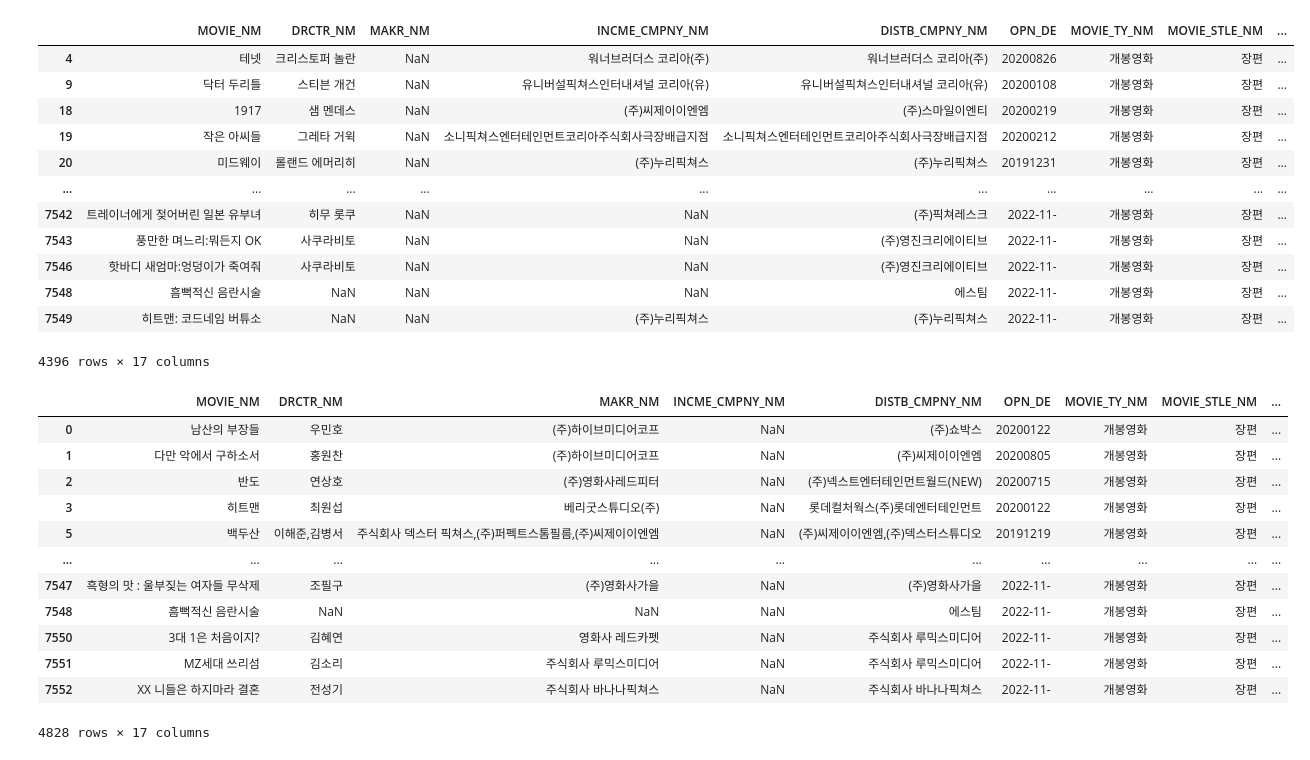
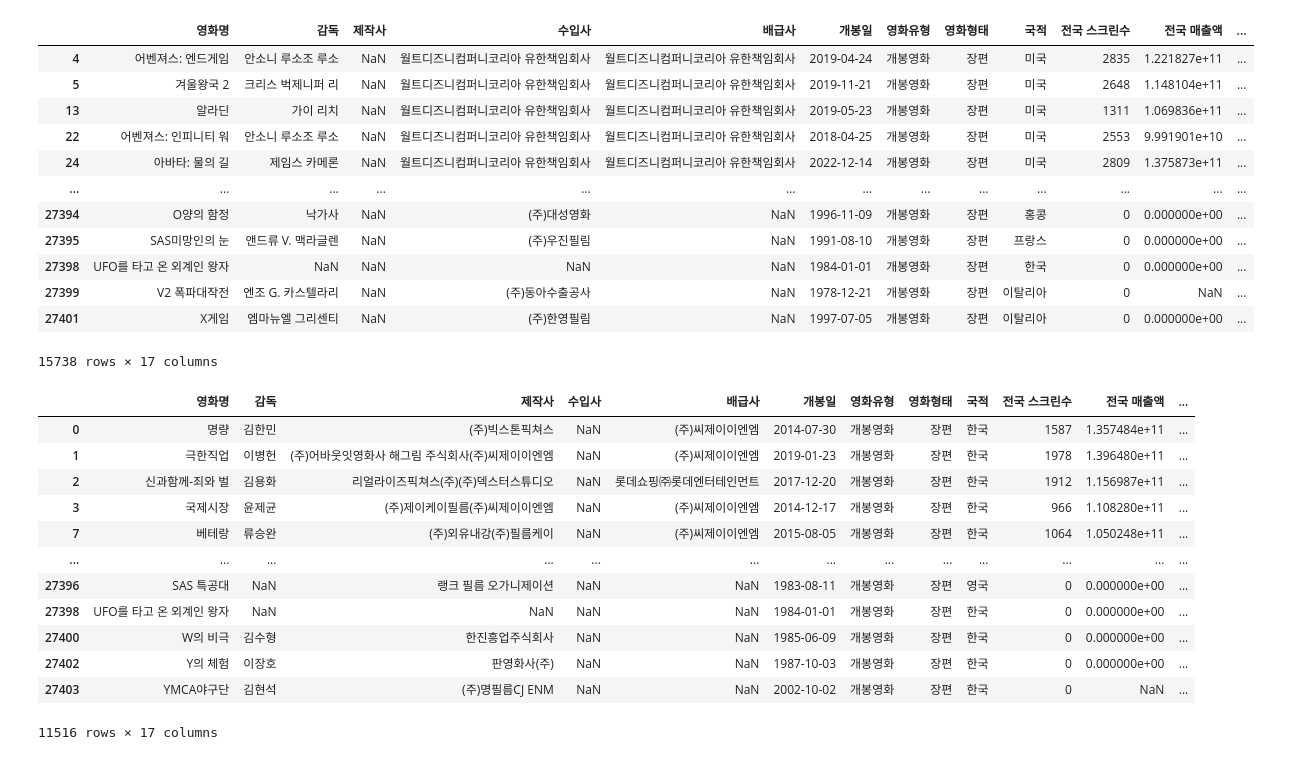
Before and after one commit to Dacon-ai-RunningFive/Dacon-AI, a Jupyter notebook: movie/EDA.ipynb, the cells around one changed output. Saved outputs shown, nothing was run; the diff lists cells and outputs as text; code cells hidden in the pictures.

```diff
--- a/movie/EDA.ipynb
+++ b/movie/EDA.ipynb
@@ -73,0 +4,4 @@ m
+# %%
+m = pd.read_csv('src/KOBIS_개봉일람1.csv', encoding='cp949')
+
+m
@@ -74,5 +22,5 @@ m
 # %%
-m = m.drop(['NO'], axis=1)
+m = m.drop(['순번'], axis=1)
 # %%
 m.info()
 # %% [output]
@@ -112,32 +81,32 @@ m.loc[m['DRCTR_NM'].isna()]
 # %%
-m.loc[m['MAKR_NM'].isna()]
+m.loc[m['제작사'].isna()]
 # %% [output]
-|  | MOVIE_NM | DRCTR_NM | MAKR_NM | INCME_CMPNY_NM | DISTB_CMPNY_NM | OPN_DE | MOVIE_TY_NM | MOVIE_STLE_NM | ... |
-| 4 | 테넷 | 크리스토퍼 놀란 | NaN | 워너브러더스 코리아(주) | 워너브러더스 코리아(주) | 20200826 | 개봉영화 | 장편 | ... |
-| 9 | 닥터 두리틀 | 스티븐 개건 | NaN | 유니버설픽쳐스인터내셔널 코리아(유) | 유니버설픽쳐스인터내셔널 코리아(유) | 20200108 | 개봉영화 | 장편 | ... |
-| 18 | 1917 | 샘 멘데스 | NaN | (주)씨제이이엔엠 | (주)스마일이엔티 | 20200219 | 개봉영화 | 장편 | ... |
-| 19 | 작은 아씨들 | 그레타 거윅 | NaN | 소니픽쳐스엔터테인먼트코리아주식회사극장배급지점 | 소니픽쳐스엔터테인먼트코리아주식회사극장배급지점 | 20200212 | 개봉영화 | 장편 | ... |
-| 20 | 미드웨이 | 롤랜드 에머리히 | NaN | (주)누리픽쳐스 | (주)누리픽쳐스 | 20191231 | 개봉영화 | 장편 | ... |
-| ... | ... | ... | ... | ... | ... | ... | ... | ... | ... |
-| 7542 | 트레이너에게 젖어버린 일본 유부녀 | 히무 롯쿠 | NaN | NaN | (주)픽쳐레스크 | 2022-11- | 개봉영화 | 장편 | ... |
-| 7543 | 풍만한 며느리:뭐든지 OK | 사쿠라비토 | NaN | NaN | (주)영진크리에이티브 | 2022-11- | 개봉영화 | 장편 | ... |
-| 7546 | 핫바디 새엄마:엉덩이가 죽여줘 | 사쿠라비토 | NaN | NaN | (주)영진크리에이티브 | 2022-11- | 개봉영화 | 장편 | ... |
-| 7548 | 흠뻑적신 음란시술 | NaN | NaN | NaN | 에스팀 | 2022-11- | 개봉영화 | 장편 | ... |
-| 7549 | 히트맨: 코드네임 버튜소 | NaN | NaN | (주)누리픽쳐스 | (주)누리픽쳐스 | 2022-11- | 개봉영화 | 장편 | ... |
+|  | 영화명 | 감독 | 제작사 | 수입사 | 배급사 | 개봉일 | 영화유형 | 영화형태 | 국적 | 전국 스크린수 | 전국 매출액 | ... |
+| 4 | 어벤져스: 엔드게임 | 안소니 루소조 루소 | NaN | 월트디즈니컴퍼니코리아 유한책임회사 | 월트디즈니컴퍼니코리아 유한책임회사 | 2019-04-24 | 개봉영화 | 장편 | 미국 | 2835 | 1.221827e+11 | ... |
+| 5 | 겨울왕국 2 | 크리스 벅제니퍼 리 | NaN | 월트디즈니컴퍼니코리아 유한책임회사 | 월트디즈니컴퍼니코리아 유한책임회사 | 2019-11-21 | 개봉영화 | 장편 | 미국 | 2648 | 1.148104e+11 | ... |
+| 13 | 알라딘 | 가이 리치 | NaN | 월트디즈니컴퍼니코리아 유한책임회사 | 월트디즈니컴퍼니코리아 유한책임회사 | 2019-05-23 | 개봉영화 | 장편 | 미국 | 1311 | 1.069836e+11 | ... |
+| 22 | 어벤져스: 인피니티 워 | 안소니 루소조 루소 | NaN | 월트디즈니컴퍼니코리아 유한책임회사 | 월트디즈니컴퍼니코리아 유한책임회사 | 2018-04-25 | 개봉영화 | 장편 | 미국 | 2553 | 9.991901e+10 | ... |
+| 24 | 아바타: 물의 길 | 제임스 카메론 | NaN | 월트디즈니컴퍼니코리아 유한책임회사 | 월트디즈니컴퍼니코리아 유한책임회사 | 2022-12-14 | 개봉영화 | 장편 | 미국 | 2809 | 1.375873e+11 | ... |
+| ... | ... | ... | ... | ... | ... | ... | ... | ... | ... | ... | ... | ... |
+| 27394 | O양의 함정 | 낙가사 | NaN | (주)대성영화 | NaN | 1996-11-09 | 개봉영화 | 장편 | 홍콩 | 0 | 0.000000e+00 | ... |
+| 27395 | SAS미망인의 눈 | 앤드류 V. 맥라글렌 | NaN | (주)우진필림 | NaN | 1991-08-10 | 개봉영화 | 장편 | 프랑스 | 0 | 0.000000e+00 | ... |
+| 27398 | UFO를 타고 온 외계인 왕자 | NaN | NaN | NaN | NaN | 1984-01-01 | 개봉영화 | 장편 | 한국 | 0 | 0.000000e+00 | ... |
+| 27399 | V2 폭파대작전 | 엔조 G. 카스텔라리 | NaN | (주)동아수출공사 | NaN | 1978-12-21 | 개봉영화 | 장편 | 이탈리아 | 0 | NaN | ... |
+| 27401 | X게임 | 엠마뉴엘 그리센티 | NaN | (주)한영필림 | NaN | 1997-07-05 | 개봉영화 | 장편 | 이탈리아 | 0 | 0.000000e+00 | ... |
-4396 rows × 17 columns
+15738 rows × 17 columns
 # %%
-m.loc[m['INCME_CMPNY_NM'].isna() & m['NLTY_NM'] != '한국']
+m.loc[m['수입사'].isna()]
 # %% [output]
-|  | MOVIE_NM | DRCTR_NM | MAKR_NM | INCME_CMPNY_NM | DISTB_CMPNY_NM | OPN_DE | MOVIE_TY_NM | MOVIE_STLE_NM | ... |
-| 0 | 남산의 부장들 | 우민호 | (주)하이브미디어코프 | NaN | (주)쇼박스 | 20200122 | 개봉영화 | 장편 | ... |
-| 1 | 다만 악에서 구하소서 | 홍원찬 | (주)하이브미디어코프 | NaN | (주)씨제이이엔엠 | 20200805 | 개봉영화 | 장편 | ... |
-| 2 | 반도 | 연상호 | (주)영화사레드피터 | NaN | (주)넥스트엔터테인먼트월드(NEW) | 20200715 | 개봉영화 | 장편 | ... |
-| 3 | 히트맨 | 최원섭 | 베리굿스튜디오(주) | NaN | 롯데컬처웍스(주)롯데엔터테인먼트 | 20200122 | 개봉영화 | 장편 | ... |
-| 5 | 백두산 | 이해준,김병서 | 주식회사 덱스터 픽쳐스,(주)퍼펙트스톰필름,(주)씨제이이엔엠 | NaN | (주)씨제이이엔엠,(주)덱스터스튜디오 | 20191219 | 개봉영화 | 장편 | ... |
-| ... | ... | ... | ... | ... | ... | ... | ... | ... | ... |
-| 7547 | 흑형의 맛 : 울부짖는 여자들 무삭제 | 조필구 | (주)영화사가을 | NaN | (주)영화사가을 | 2022-11- | 개봉영화 | 장편 | ... |
-| 7548 | 흠뻑적신 음란시술 | NaN | NaN | NaN | 에스팀 | 2022-11- | 개봉영화 | 장편 | ... |
-| 7550 | 3대 1은 처음이지? | 김혜연 | 영화사 레드카펫 | NaN | 주식회사 루믹스미디어 | 2022-11- | 개봉영화 | 장편 | ... |
-| 7551 | MZ세대 쓰리섬 | 김소리 | 주식회사 루믹스미디어 | NaN | 주식회사 루믹스미디어 | 2022-11- | 개봉영화 | 장편 | ... |
-| 7552 | XX 니들은 하지마라 결혼 | 전성기 | 주식회사 바나나픽쳐스 | NaN | 주식회사 바나나픽쳐스 | 2022-11- | 개봉영화 | 장편 | ... |
+|  | 영화명 | 감독 | 제작사 | 수입사 | 배급사 | 개봉일 | 영화유형 | 영화형태 | 국적 | 전국 스크린수 | 전국 매출액 | ... |
+| 0 | 명량 | 김한민 | (주)빅스톤픽쳐스 | NaN | (주)씨제이이엔엠 | 2014-07-30 | 개봉영화 | 장편 | 한국 | 1587 | 1.357484e+11 | ... |
+| 1 | 극한직업 | 이병헌 | (주)어바웃잇영화사 해그림 주식회사(주)씨제이이엔엠 | NaN | (주)씨제이이엔엠 | 2019-01-23 | 개봉영화 | 장편 | 한국 | 1978 | 1.396480e+11 | ... |
+| 2 | 신과함께-죄와 벌 | 김용화 | 리얼라이즈픽쳐스(주)(주)덱스터스튜디오 | NaN | 롯데쇼핑㈜롯데엔터테인먼트 | 2017-12-20 | 개봉영화 | 장편 | 한국 | 1912 | 1.156987e+11 | ... |
+| 3 | 국제시장 | 윤제균 | (주)제이케이필름(주)씨제이이엔엠 | NaN | (주)씨제이이엔엠 | 2014-12-17 | 개봉영화 | 장편 | 한국 | 966 | 1.108280e+11 | ... |
+| 7 | 베테랑 | 류승완 | (주)외유내강(주)필름케이 | NaN | (주)씨제이이엔엠 | 2015-08-05 | 개봉영화 | 장편 | 한국 | 1064 | 1.050248e+11 | ... |
+| ... | ... | ... | ... | ... | ... | ... | ... | ... | ... | ... | ... | ... |
+| 27396 | SAS 특공대 | NaN | 랭크 필름 오가니제이션 | NaN | NaN | 1983-08-11 | 개봉영화 | 장편 | 영국 | 0 | 0.000000e+00 | ... |
+| 27398 | UFO를 타고 온 외계인 왕자 | NaN | NaN | NaN | NaN | 1984-01-01 | 개봉영화 | 장편 | 한국 | 0 | 0.000000e+00 | ... |
+| 27400 | W의 비극 | 김수형 | 한진흥업주식회사 | NaN | NaN | 1985-06-09 | 개봉영화 | 장편 | 한국 | 0 | 0.000000e+00 | ... |
+| 27402 | Y의 체험 | 이장호 | 판영화사(주) | NaN | NaN | 1987-10-03 | 개봉영화 | 장편 | 한국 | 0 | 0.000000e+00 | ... |
+| 27403 | YMCA야구단 | 김현석 | (주)명필름CJ ENM | NaN | NaN | 2002-10-02 | 개봉영화 | 장편 | 한국 | 0 | NaN | ... |
-4828 rows × 17 columns
+11516 rows × 17 columns
```
Also changed, not shown: parts of 18 cells of this notebook, 25 other files.
